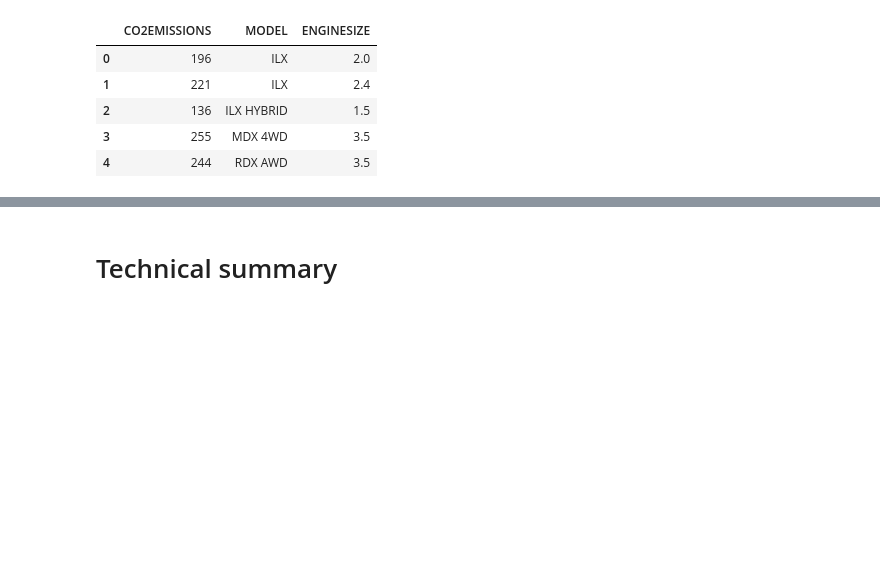
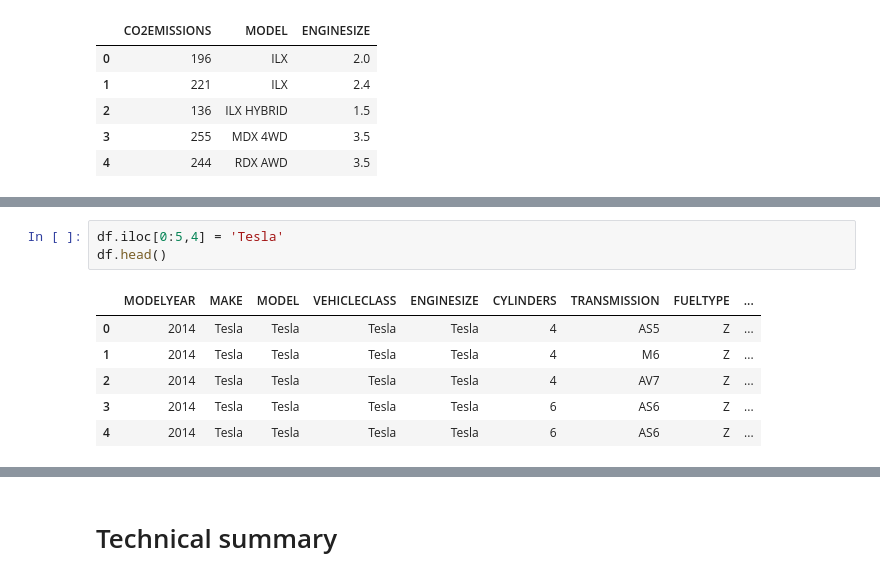
Before and after one commit to Lotfullah21/PyLibraries, a Jupyter notebook: Pandas_practice.ipynb, the cells around one changed output, grey strips where cells are left out. Saved outputs shown, nothing was run; the diff lists cells and outputs as text; blank space fills up the shorter version.

```diff
--- a/Pandas_practice.ipynb
+++ b/Pandas_practice.ipynb
@@ -137,0 +230,10 @@ Co2_Model.head()
+# %%
+df.iloc[0:5,4] = 'Tesla'
+df.head()
+# %% [output]
+|  | MODELYEAR | MAKE | MODEL | VEHICLECLASS | ENGINESIZE | CYLINDERS | TRANSMISSION | FUELTYPE | ... |
+| 0 | 2014 | Tesla | Tesla | Tesla | Tesla | 4 | AS5 | Z | ... |
+| 1 | 2014 | Tesla | Tesla | Tesla | Tesla | 4 | M6 | Z | ... |
+| 2 | 2014 | Tesla | Tesla | Tesla | Tesla | 4 | AV7 | Z | ... |
+| 3 | 2014 | Tesla | Tesla | Tesla | Tesla | 6 | AS6 | Z | ... |
+| 4 | 2014 | Tesla | Tesla | Tesla | Tesla | 6 | AS6 | Z | ... |
```
Also changed, not shown: parts of 13 cells of this notebook.
